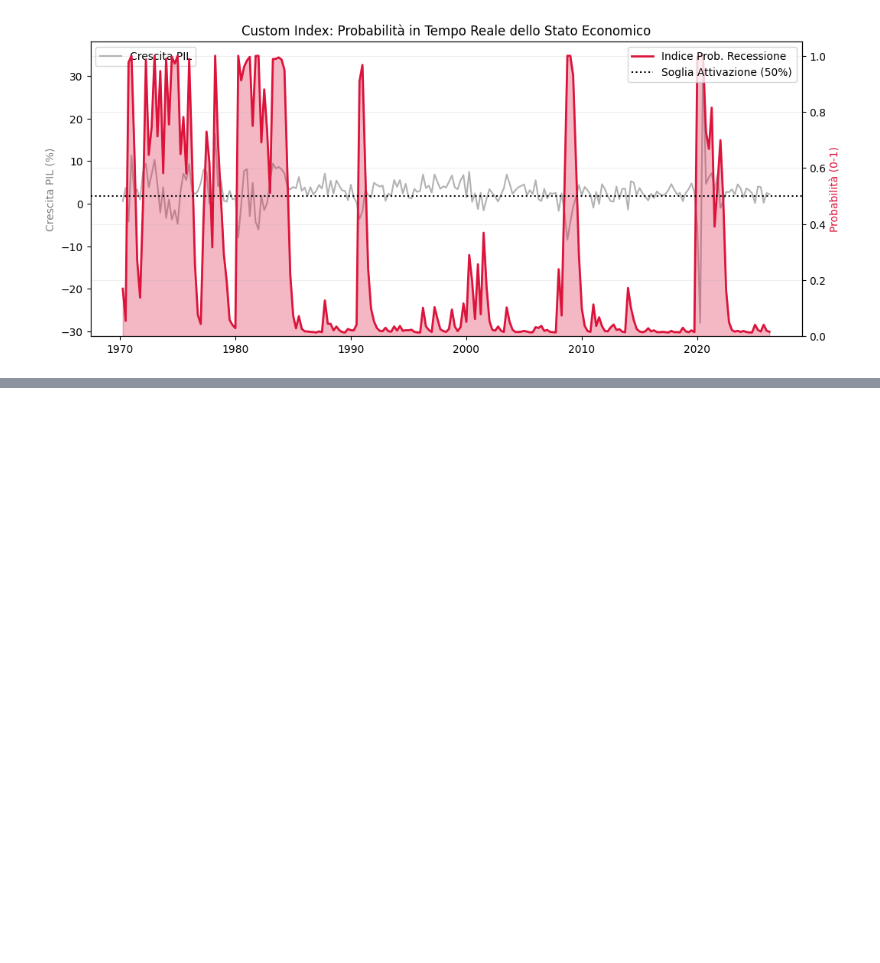
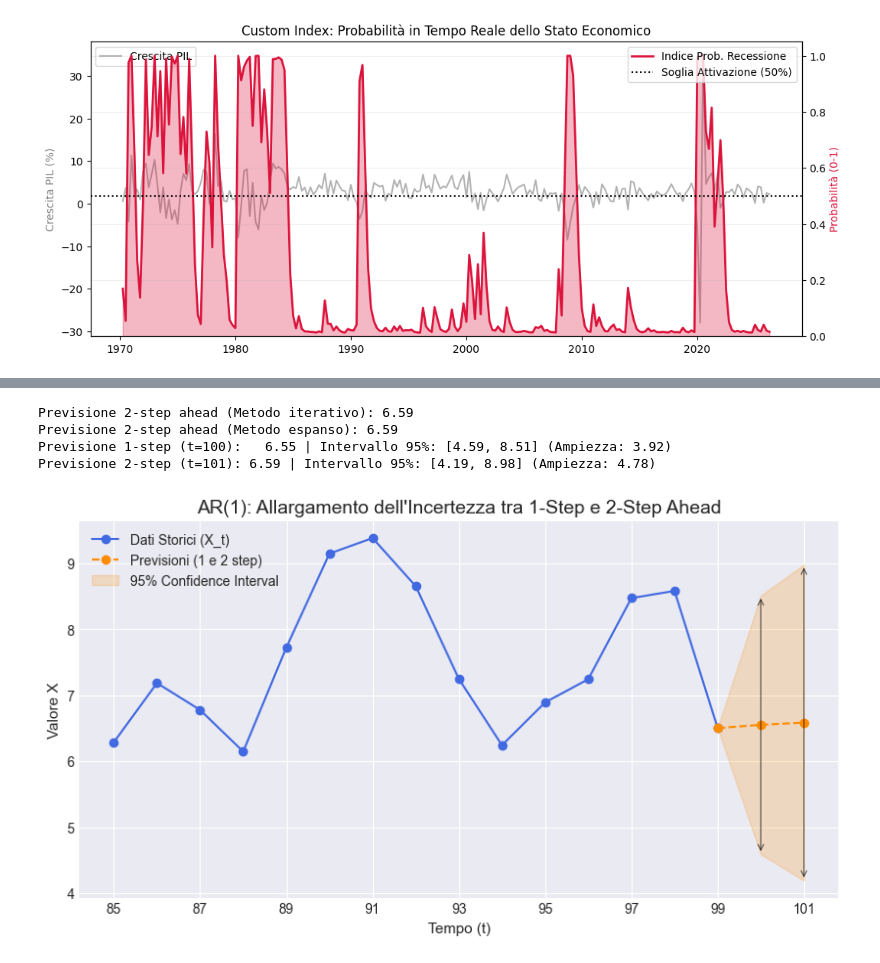
Before and after one commit to okjhonny/Time-Series-Th, a Jupyter notebook: Proof.ipynb, the cells around one changed output, grey strips where cells are left out. Cells and saved outputs as stored; diff of their text form; code cells hidden in the pictures; blank space fills up the shorter version.

```diff
--- a/Proof.ipynb
+++ b/Proof.ipynb
@@ -683,0 +766,63 @@ Probabilità di restare in Regime 1: 0.0%
+# %%
+# Forecast 2-step ahead dal tempo n-1 al tempo n+1
+forecast_2_step = c + phi * forecast_1_step
+
+# Metodo alternativo usando l'espansione matematica
+forecast_2_step_alt = c + c * phi + (phi**2) * X_t
+
+print(f"Previsione 2-step ahead (Metodo iterativo): {forecast_2_step:.2f}")
+print(f"Previsione 2-step ahead (Metodo espanso): {forecast_2_step_alt:.2f}")
+
+# Varianza e deviazione standard (Standard Error) per 2-step
+variance_2_step = (sigma**2) * (1 + phi**2)
+se_2_step = np.sqrt(variance_2_step)
+
+margin_of_error_2 = z_score * se_2_step
+lower_bound_2 = forecast_2_step - margin_of_error_2
+upper_bound_2 = forecast_2_step + margin_of_error_2
+
+print(f"Previsione 1-step (t={n}):   {forecast_1_step:.2f} | Intervallo 95%: [{lower_bound:.2f}, {upper_bound:.2f}] (Ampiezza: {upper_bound-lower_bound:.2f})")
+print(f"Previsione 2-step (t={n+1}): {forecast_2_step:.2f} | Intervallo 95%: [{lower_bound_2:.2f}, {upper_bound_2:.2f}] (Ampiezza: {upper_bound_2-lower_bound_2:.2f})")
+
+# 2. Preparazione dei dati per il grafico "a cono" (Fan Chart)
+time_storico = np.arange(n - 15, n)
+time_forecast = np.array([n - 1, n, n + 1]) # Includiamo t per connettere graficamente il "cono" di incertezza
+
+# I valori centrali includono l'ultimo dato reale, poi le previsioni
+forecast_path = np.array([X_ar1[-1], forecast_1_step, forecast_2_step])
+
+# Gli intervalli partono da larghezza 0 al tempo t (il dato è noto)
+lower_path = np.array([X_ar1[-1], lower_bound, lower_bound_2])
+upper_path = np.array([X_ar1[-1], upper_bound, upper_bound_2])
+
+# 3. Creazione del grafico
+plt.figure(figsize=(10, 5))
+plt.style.use('seaborn-v0_8-darkgrid')
+
+# Dati storici
+plt.plot(time_storico, X_ar1[-15:], marker='o', color='royalblue', label='Dati Storici (X_t)')
+
+# Linea di previsione
+plt.plot(time_forecast, forecast_path, marker='o', linestyle='--', color='darkorange', label='Previsioni (1 e 2 step)')
+
+# Area di confidenza (Cone / Fan chart)
+plt.fill_between(time_forecast, lower_path, upper_path, color='darkorange', alpha=0.2, label='95% Confidence Interval')
+
+# Aggiunta di annotazioni per mostrare l'allargamento
+plt.annotate('', xy=(n, upper_bound), xytext=(n, lower_bound),
+            arrowprops=dict(arrowstyle='<->', color='black', alpha=0.5))
+plt.annotate('', xy=(n+1, upper_bound_2), xytext=(n+1, lower_bound_2),
+            arrowprops=dict(arrowstyle='<->', color='black', alpha=0.5))
+
+plt.title('AR(1): Allargamento dell\'Incertezza tra 1-Step e 2-Step Ahead', fontsize=14)
+plt.xlabel('Tempo (t)', fontsize=11)
+plt.ylabel('Valore X', fontsize=11)
+plt.xticks(np.arange(n - 15, n + 3, 2))
+plt.legend(loc='upper left')
+plt.show()
+# %% [output]
+Previsione 2-step ahead (Metodo iterativo): 6.59
+Previsione 2-step ahead (Metodo espanso): 6.59
+Previsione 1-step (t=100):   6.55 | Intervallo 95%: [4.59, 8.51] (Ampiezza: 3.92)
+Previsione 2-step (t=101): 6.59 | Intervallo 95%: [4.19, 8.98] (Ampiezza: 4.78)
+[figure, added]
```
Also changed, not shown: parts of 15 cells of this notebook.
